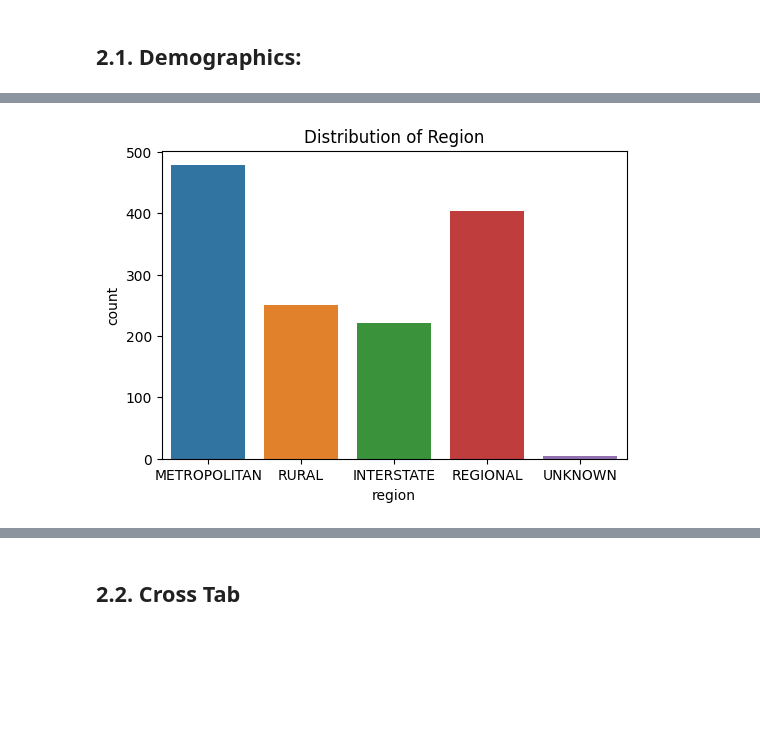
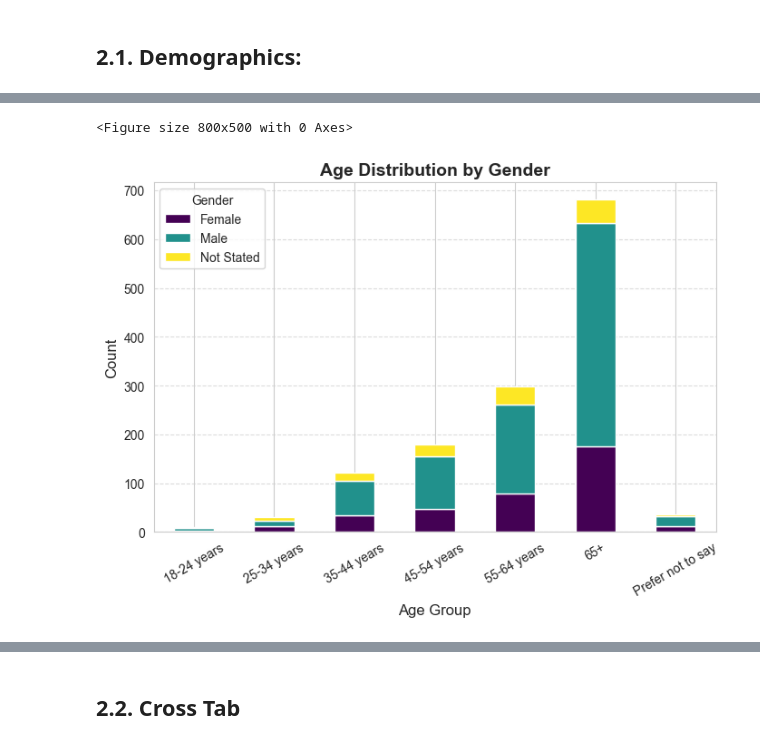
Before and after one commit to bernardomendonca/v2g-survey-analysis, a Jupyter notebook: 2_contextual_data.ipynb, the cells around one changed output, grey strips where cells are left out. Saved outputs shown, nothing was run; the diff lists cells and outputs as text; code cells hidden in the pictures; blank space fills up the shorter version.

```diff
--- a/2_contextual_data.ipynb
+++ b/2_contextual_data.ipynb
@@ -81,7 +86,15 @@ plt.show()
-# %%
-plt.figure(figsize=(6,4))
-sns.countplot(x="region", data=df)
-plt.title("Distribution of Region")
-plt.show()
-# %% [output]
-[figure, removed]
+# %%
+plt.figure(figsize=(8, 5))
+age_gender = df.groupby(["AgeBand", "gender"]).size().unstack()
+age_gender.plot(kind="bar", stacked=True, colormap="viridis", figsize=(8, 5))
+
+plt.title("Age Distribution by Gender", fontsize=14, fontweight="bold")
+plt.xlabel("Age Group", fontsize=12)
+plt.ylabel("Count", fontsize=12)
+plt.legend(title="Gender")
+plt.xticks(rotation=30)
+plt.grid(axis="y", linestyle="--", alpha=0.7)
+plt.show()
+# %% [output]
+<Figure size 800x500 with 0 Axes>
+[figure, added]
```
Also changed, not shown: parts of 47 cells of this notebook, 6 other files.
